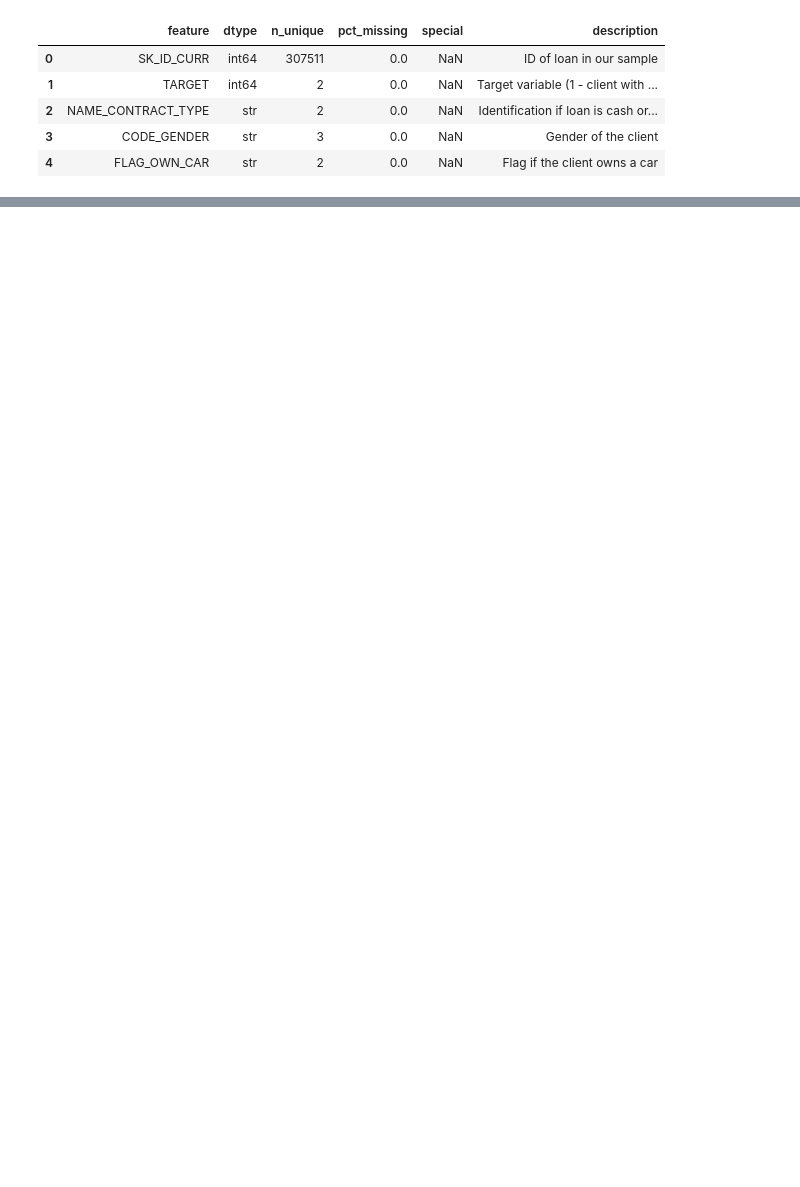
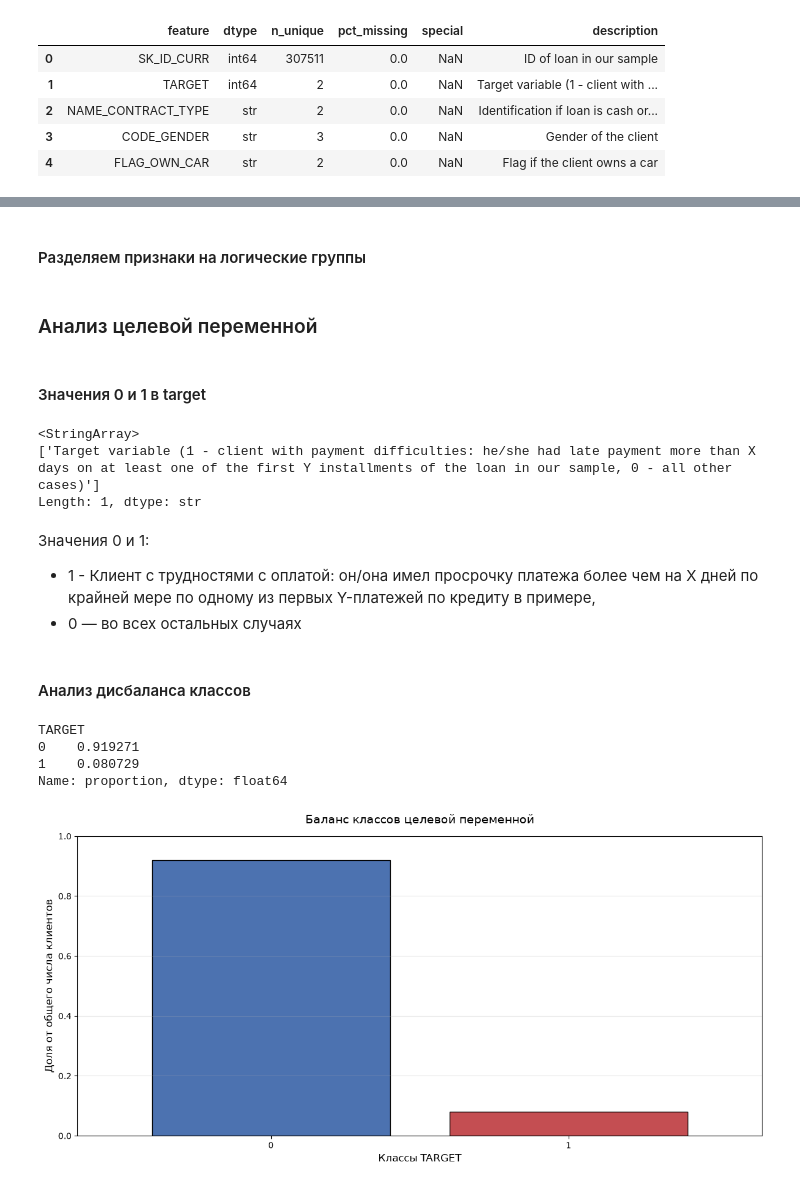
Before and after one commit to CondoR-R/university, a Jupyter notebook: интелектуальные_системы/practice/01_EDA.ipynb, the cells around one changed output, grey strips where cells are left out. Cells and saved outputs as stored; diff of their text form; code cells hidden in the pictures; blank space fills up the shorter version.

Commit message:
анализ целевой, получения средних для AMT_*

```diff
--- a/интелектуальные_системы/practice/01_EDA.ipynb
+++ b/интелектуальные_системы/practice/01_EDA.ipynb
@@ -191,0 +193,2 @@ passport.head()
+# %% [markdown]
+#### Разделяем признаки на логические группы
@@ -191,0 +210,37 @@ passport.head()
+# %% [markdown]
+### Анализ целевой переменной
+# %% [markdown]
+#### Значения 0 и 1 в target
+# %%
+desc_app.loc[desc_app['feature'] == 'TARGET', 'description'].values
+# %% [output]
+<StringArray>
+['Target variable (1 - client with payment difficulties: he/she had late payment more than X days on at least one of the first Y installments of the loan in our sample, 0 - all other cases)']
+Length: 1, dtype: str
+# %% [markdown]
+Значения 0 и 1:
+- 1 - Клиент с трудностями с оплатой: он/она имел просрочку платежа более чем на X дней по крайней мере по одному из первых Y-платежей по кредиту в примере,
+- 0 — во всех остальных случаях
+# %% [markdown]
+#### Анализ дисбаланса классов
+# %%
+target = df['TARGET'].value_counts(normalize=True)
+print(target)
+
+fig, ax = plt.subplots(figsize=(12, 6))
+target.plot(kind='bar', ax=ax, color=['#4C72B0', '#C44E52'], edgecolor='black', width=0.8)
+
+ax.set_title('Баланс классов целевой переменной', fontsize=14, pad=15)
+ax.set_xlabel('Классы TARGET', fontsize=12)
+ax.set_ylabel('Доля от общего числа клиентов', fontsize=12)
+ax.set_xticklabels([0, 1], rotation=0)
+ax.grid(axis='y', alpha=0.3)
+ax.set_ylim(0, 1)
+plt.tight_layout()
+plt.show()
+# %% [output]
+TARGET
+0    0.919271
+1    0.080729
+Name: proportion, dtype: float64
+[figure, added]
```
Also changed, not shown: parts of 22 cells of this notebook.
